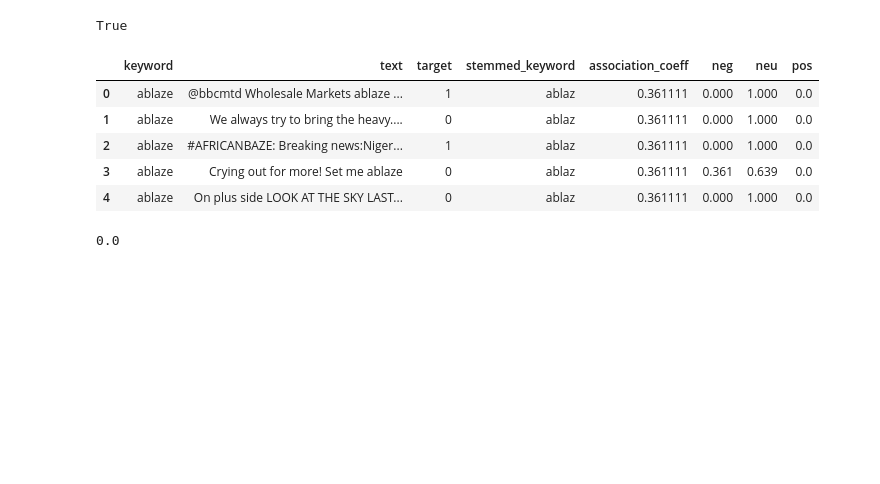
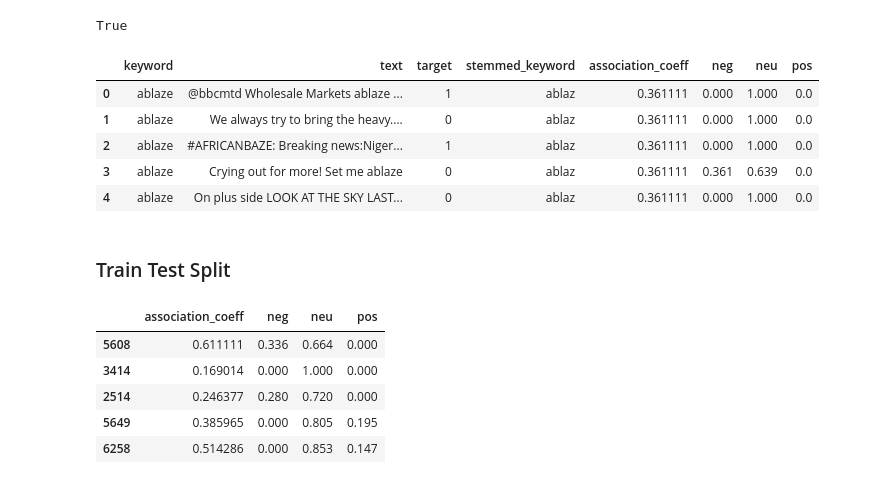
Before and after one commit to Shiska07/Information-Retreval-and-Natural-Language-Processing, a Jupyter notebook: disaster-tweets-classification-using-nlp.ipynb, the cells around one changed output. Saved outputs shown, nothing was run; the diff lists cells and outputs as text; code cells hidden in the pictures; blank space fills up the shorter version.

Commit message:
train test split

```diff
--- a/disaster-tweets-classification-using-nlp.ipynb
+++ b/disaster-tweets-classification-using-nlp.ipynb
@@ -273,7 +273,5 @@ train.head()
 | 2 | ablaze | #AFRICANBAZE: Breaking news:Niger... | 1 | ablaz | 0.361111 | 0.000 | 1.000 | 0.0 |
 | 3 | ablaze | Crying out for more! Set me ablaze | 0 | ablaz | 0.361111 | 0.361 | 0.639 | 0.0 |
 | 4 | ablaze | On plus side LOOK AT THE SKY LAST... | 0 | ablaz | 0.361111 | 0.000 | 1.000 | 0.0 |
-# %%
-c
-# %% [output]
-0.0
+# %% [markdown]
+### Train Test Split
@@ -279,0 +280,15 @@ c
+# %%
+# drop all columns except 'association coefficient' and those related to sentiment analysis
+X = train.drop(['keyword', 'text', 'target', 'stemmed_keyword'], axis = 1)
+y = train['target']
+# %%
+X_train, X_test, y_train, y_test = train_test_split(X, y, test_size=0.33)
+# %%
+X_train.head()
+# %% [output]
+|  | association_coeff | neg | neu | pos |
+| 5608 | 0.611111 | 0.336 | 0.664 | 0.000 |
+| 3414 | 0.169014 | 0.000 | 1.000 | 0.000 |
+| 2514 | 0.246377 | 0.280 | 0.720 | 0.000 |
+| 5649 | 0.385965 | 0.000 | 0.805 | 0.195 |
+| 6258 | 0.514286 | 0.000 | 0.853 | 0.147 |
```
Also changed, not shown: parts of 2 cells of this notebook.
